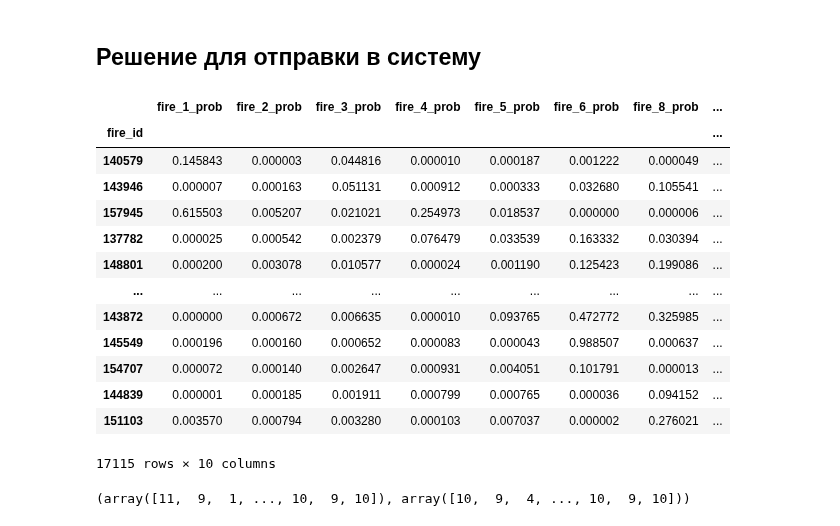
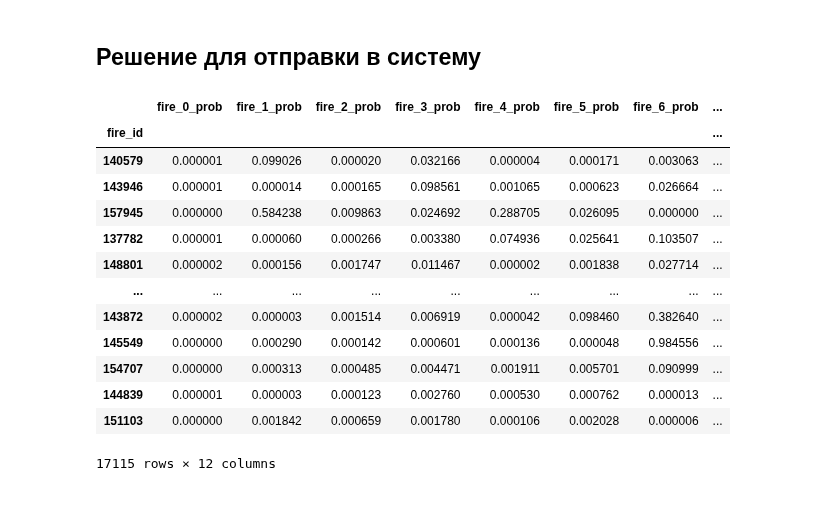
Before and after one commit to andygoosh/wildfire.sberbank.ai, a Jupyter notebook: workinprogress.ipynb, the cells around one changed output. Saved outputs shown, nothing was run; the diff lists cells and outputs as text; code cells hidden in the pictures.

```diff
--- a/workinprogress.ipynb
+++ b/workinprogress.ipynb
@@ -145,15 +119,12 @@ def get_one_hot( y ):
 # %%
-def prepare_data(one_hotted=False):
+def prepare_data():
 
   df_features = pd.read_csv('fts_preprocessed.cvs', index_col='fire_id')
   FTS = df_features.columns[3:]
   TARGET = 'fire_type'
 
   X = df_features[FTS].fillna(0)
-  if one_hotted == True:
-    y = get_one_hot( df_features[TARGET] )
-  else:
-    y = df_features[TARGET]
+  y = df_features[TARGET]
 
   X = X[[col for col in X.columns if '-' not in col]]
   #X = X[[col for col in X.columns if '_' not in col]]
@@ -935,15 +905,17 @@ a.shape
 # %%
 keras.backend.clear_session()
 
-X, y = prepare_data(one_hotted=False)
+X, y = prepare_data()
+
 class_weights = skl.utils.class_weight.compute_class_weight('balanced', np.unique(y), y)
-class_weights = dict(enumerate(class_weights))
-#class_weight = { np.unique(y)[i]: class_weights[i] for i in range(len(np.unique(y))) }
+class_weight = { np.unique(y)[i]: class_weights[i] for i in range(len(np.unique(y))) }
+class_weight[0]=0
+class_weight[7]=0
 
 EPOCHS = 1000
 BS = 512
 FOLDS = 10
-FIRE_TYPE_NUM = len(np.unique(y))
+FIRE_TYPE_NUM = len(class_weight)
 degree = 0
 n_neighbors = 0 #5
 
@@ -971,15 +943,15 @@ from keras import backend as K
 
 def auc(y_true, y_pred):
   auc = tf.metrics.auc(y_true, y_pred)[1]
-  #auc = skl.metrics.roc_auc_score(y_trn, tr_preds, average='micro')
+  #auc = skl.metrics.roc_auc_score(y_true, y_pred, average='micro')
   K.get_session().run(tf.local_variables_initializer())
   return auc
 
 FEATURES_NUM = tr_data.shape[1]
 weight_decay = 0.02
 model = keras.Sequential([
-    layers.Dense(500, input_shape=(FEATURES_NUM,), activation='relu', kernel_regularizer=keras.regularizers.l2(weight_decay)),
-    layers.Dense(500, activation='relu'),
+    layers.Dense(512, input_shape=(FEATURES_NUM,), activation='relu', kernel_regularizer=keras.regularizers.l2(weight_decay)),
+    layers.Dense(512, activation='relu'),
     layers.Dense(FIRE_TYPE_NUM, activation='softmax'),
   ])
 #optimizer=keras.optimizers.RMSprop(lr=1e-2)
@@ -1015,7 +987,7 @@ history = model.fit(trn, y_trn.values,
           batch_size=BS,
           shuffle=False,
           use_multiprocessing=True,
-          verbose=1,
+          verbose=0,
           #class_weight=class_weights,
           validation_data=(cvn, y_cv.values),
           callbacks=callbacks)
@@ -1023,21 +995,23 @@ del model
 #model = keras.models.load_model('my_checkpoint.h5', custom_objects={'auc': auc})
 model = keras.models.load_model('my_checkpoint.h5')
 
-plot_history(history, auc=False)
+plot_history(history, model.metrics_names)
 
 score = model.evaluate(trn, y_trn.values,
                         batch_size=BS,
                         verbose=0,
                         use_multiprocessing=True)
-#print('loss: {:.4f}, AUC: {:.4f} Cat.Acc.: {:.4f}'.format(*score))
-print('loss: {:.4f}, Cat.Acc.: {:.4f}'.format(*score))
+for i in range(len(model.metrics_names)):
+  print('{}: {:.4f} '.format(model.metrics_names[i], score[i]), end='')
+print('')
 
 score = model.evaluate(cvn, y_cv.values,
                         batch_size=BS,
                         verbose=0,
                         use_multiprocessing=True)
-#print('loss: {:.4f}, AUC: {:.4f} Cat.Acc.: {:.4f}'.format(*score))
-print('loss: {:.4f}, Cat.Acc.: {:.4f}'.format(*score))
+for i in range(len(model.metrics_names)):
+  print('{}: {:.4f} '.format(model.metrics_names[i], score[i]), end='')
+print('')
 
 model.reset_states()
 # %% [output]
@@ -1199,5 +1175,5 @@ loss: 1.0425, Cat.Acc.: 0.6613
 # %%
-X, y = prepare_data(one_hotted=False)
+X, y = prepare_data()
 y = pd.DataFrame(keras.utils.to_categorical(y), index=X.index, columns=[ 'fire_{}_prob'.format(i) for i in range(0, 12) ])
 
 tr_data, cv_data, y_trn, y_cv = train_test_split(X, y, test_size=0.25, random_state=RS)
@@ -1231,7 +1207,5 @@ print('cv: ROC AUC=%.3f' % (auc_cv))
 model_ = model
 
 draw_confusion_matrix( y_cv, cv_preds, model);
-#tr: ROC AUC=0.978
-#cv: ROC AUC=0.949
 # %% [output]
 (22820, 81)
@@ -1266,28 +1230,25 @@ df_predictions.to_csv('sample_predictions.csv', index_label='fire_id')
 # %%
 y_pred = model.predict(trn)
 
 df_predictions = pd.DataFrame(
     y_pred,
     index=y_trn.index,
     columns=[ 'fire_{}_prob'.format(i) for i in range(0, 12) ]
 )
-df_predictions.drop(['fire_7_prob', 'fire_0_prob'], axis=1)
+#df_predictions.drop(['fire_7_prob', 'fire_0_prob'], axis=1)
+df_predictions
 # %% [output]
-|  | fire_1_prob | fire_2_prob | fire_3_prob | fire_4_prob | fire_5_prob | fire_6_prob | fire_8_prob | ... |
+|  | fire_0_prob | fire_1_prob | fire_2_prob | fire_3_prob | fire_4_prob | fire_5_prob | fire_6_prob | ... |
 | fire_id |  |  |  |  |  |  |  | ... |
-| 140579 | 0.145843 | 0.000003 | 0.044816 | 0.000010 | 0.000187 | 0.001222 | 0.000049 | ... |
-| 143946 | 0.000007 | 0.000163 | 0.051131 | 0.000912 | 0.000333 | 0.032680 | 0.105541 | ... |
-| 157945 | 0.615503 | 0.005207 | 0.021021 | 0.254973 | 0.018537 | 0.000000 | 0.000006 | ... |
-| 137782 | 0.000025 | 0.000542 | 0.002379 | 0.076479 | 0.033539 | 0.163332 | 0.030394 | ... |
-| 148801 | 0.000200 | 0.003078 | 0.010577 | 0.000024 | 0.001190 | 0.125423 | 0.199086 | ... |
+| 140579 | 0.000001 | 0.099026 | 0.000020 | 0.032166 | 0.000004 | 0.000171 | 0.003063 | ... |
+| 143946 | 0.000001 | 0.000014 | 0.000165 | 0.098561 | 0.001065 | 0.000623 | 0.026664 | ... |
+| 157945 | 0.000000 | 0.584238 | 0.009863 | 0.024692 | 0.288705 | 0.026095 | 0.000000 | ... |
+| 137782 | 0.000001 | 0.000060 | 0.000266 | 0.003380 | 0.074936 | 0.025641 | 0.103507 | ... |
+| 148801 | 0.000002 | 0.000156 | 0.001747 | 0.011467 | 0.000002 | 0.001838 | 0.027714 | ... |
 | ... | ... | ... | ... | ... | ... | ... | ... | ... |
-| 143872 | 0.000000 | 0.000672 | 0.006635 | 0.000010 | 0.093765 | 0.472772 | 0.325985 | ... |
-| 145549 | 0.000196 | 0.000160 | 0.000652 | 0.000083 | 0.000043 | 0.988507 | 0.000637 | ... |
-| 154707 | 0.000072 | 0.000140 | 0.002647 | 0.000931 | 0.004051 | 0.101791 | 0.000013 | ... |
-| 144839 | 0.000001 | 0.000185 | 0.001911 | 0.000799 | 0.000765 | 0.000036 | 0.094152 | ... |
-| 151103 | 0.003570 | 0.000794 | 0.003280 | 0.000103 | 0.007037 | 0.000002 | 0.276021 | ... |
+| 143872 | 0.000002 | 0.000003 | 0.001514 | 0.006919 | 0.000042 | 0.098460 | 0.382640 | ... |
+| 145549 | 0.000000 | 0.000290 | 0.000142 | 0.000601 | 0.000136 | 0.000048 | 0.984556 | ... |
+| 154707 | 0.000000 | 0.000313 | 0.000485 | 0.004471 | 0.001911 | 0.005701 | 0.090999 | ... |
+| 144839 | 0.000001 | 0.000003 | 0.000123 | 0.002760 | 0.000530 | 0.000762 | 0.000013 | ... |
+| 151103 | 0.000000 | 0.001842 | 0.000659 | 0.001780 | 0.000106 | 0.002028 | 0.000006 | ... |
-17115 rows × 10 columns
+17115 rows × 12 columns
-# %%
-df_predictions.values.argmax(axis=1), y_trn.values.argmax(axis=1)
-# %% [output]
-(array([11,  9,  1, ..., 10,  9, 10]), array([10,  9,  4, ..., 10,  9, 10]))
```
Also changed, not shown: parts of 11 cells of this notebook.
